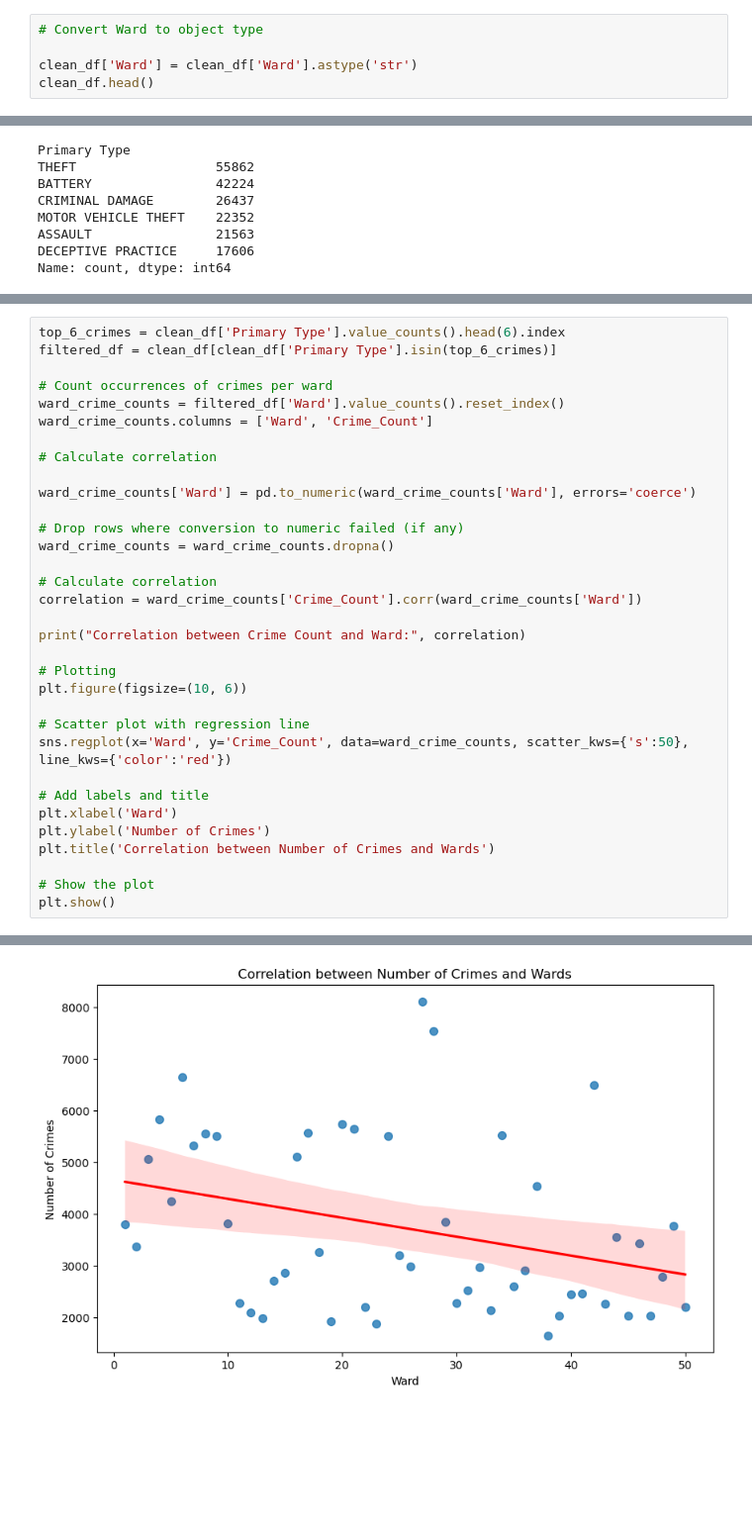
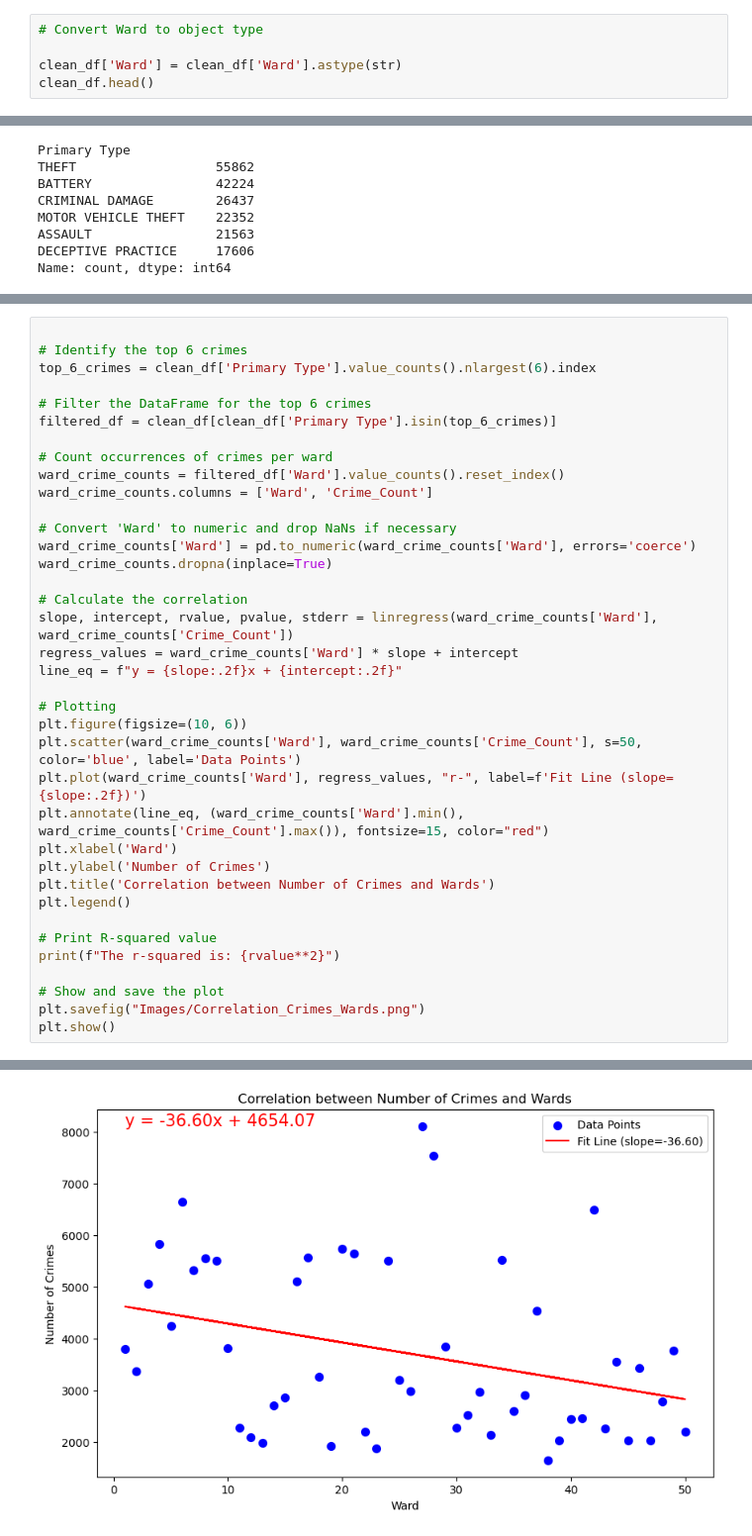
Before and after one commit to ktg8080/Project_1, a Jupyter notebook: kyle_branch.ipynb, the cells around one changed output, grey strips where cells are left out. Shown: that part at 99% size. Drawn from its saved outputs; the diff is of its cells as text; blank space fills up the shorter version.

```diff
--- a/kyle_branch.ipynb
+++ b/kyle_branch.ipynb
@@ -67,7 +72,7 @@ dtype: object
 # %%
 # Convert Ward to object type
 
-clean_df['Ward'] = clean_df['Ward'].astype('str')
+clean_df['Ward'] = clean_df['Ward'].astype(str)
 clean_df.head()
 # %% [output]
 |  | ID | Date | Block | Primary Type | Description | Location Description | Arrest | Domestic | ... |
@@ -165,34 +204,38 @@ Name: count, dtype: int64
 # %%
-top_6_crimes = clean_df['Primary Type'].value_counts().head(6).index
+
+# Identify the top 6 crimes
+top_6_crimes = clean_df['Primary Type'].value_counts().nlargest(6).index
+
+# Filter the DataFrame for the top 6 crimes
 filtered_df = clean_df[clean_df['Primary Type'].isin(top_6_crimes)]
 
 # Count occurrences of crimes per ward
 ward_crime_counts = filtered_df['Ward'].value_counts().reset_index()
 ward_crime_counts.columns = ['Ward', 'Crime_Count']
 
-# Calculate correlation
+# Convert 'Ward' to numeric and drop NaNs if necessary
+ward_crime_counts['Ward'] = pd.to_numeric(ward_crime_counts['Ward'], errors='coerce')
+ward_crime_counts.dropna(inplace=True)
 
-ward_crime_counts['Ward'] = pd.to_numeric(ward_crime_counts['Ward'], errors='coerce')
-
-# Drop rows where conversion to numeric failed (if any)
-ward_crime_counts = ward_crime_counts.dropna()
-
-# Calculate correlation
-correlation = ward_crime_counts['Crime_Count'].corr(ward_crime_counts['Ward'])
-
-print("Correlation between Crime Count and Ward:", correlation)
+# Calculate the correlation
+slope, intercept, rvalue, pvalue, stderr = linregress(ward_crime_counts['Ward'], ward_crime_counts['Crime_Count'])
+regress_values = ward_crime_counts['Ward'] * slope + intercept
+line_eq = f"y = {slope:.2f}x + {intercept:.2f}"
 
 # Plotting
 plt.figure(figsize=(10, 6))
-
-# Scatter plot with regression line
-sns.regplot(x='Ward', y='Crime_Count', data=ward_crime_counts, scatter_kws={'s':50}, line_kws={'color':'red'})
-
-# Add labels and title
+plt.scatter(ward_crime_counts['Ward'], ward_crime_counts['Crime_Count'], s=50, color='blue', label='Data Points')
+plt.plot(ward_crime_counts['Ward'], regress_values, "r-", label=f'Fit Line (slope={slope:.2f})')
+plt.annotate(line_eq, (ward_crime_counts['Ward'].min(), ward_crime_counts['Crime_Count'].max()), fontsize=15, color="red")
 plt.xlabel('Ward')
 plt.ylabel('Number of Crimes')
 plt.title('Correlation between Number of Crimes and Wards')
+plt.legend()
 
-# Show the plot
+# Print R-squared value
+print(f"The r-squared is: {rvalue**2}")
+
+# Show and save the plot
+plt.savefig("Images/Correlation_Crimes_Wards.png")
 plt.show()
 # %% [output]
@@ -200 +243 @@ Correlation between Crime Count and Ward: -0.3203958018073767
-[figure, old version]
+[figure, new version]
```
Also changed, not shown: parts of 20 cells of this notebook, 8 other files.
